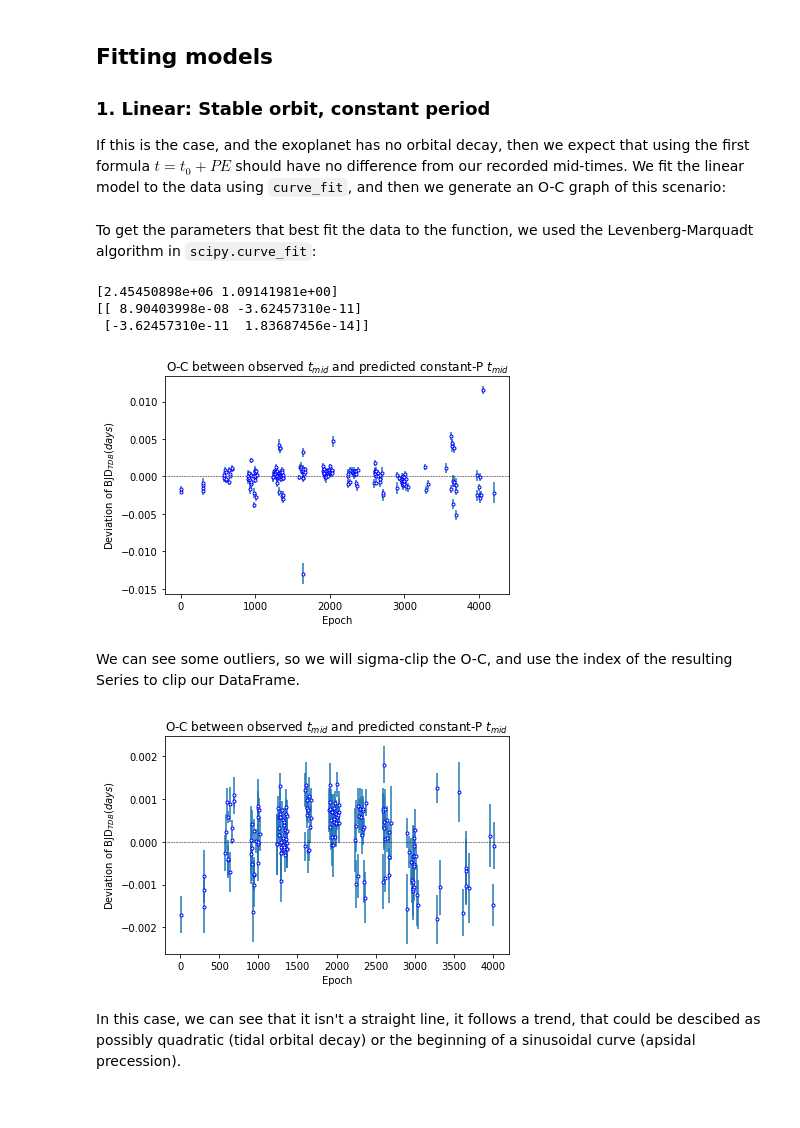
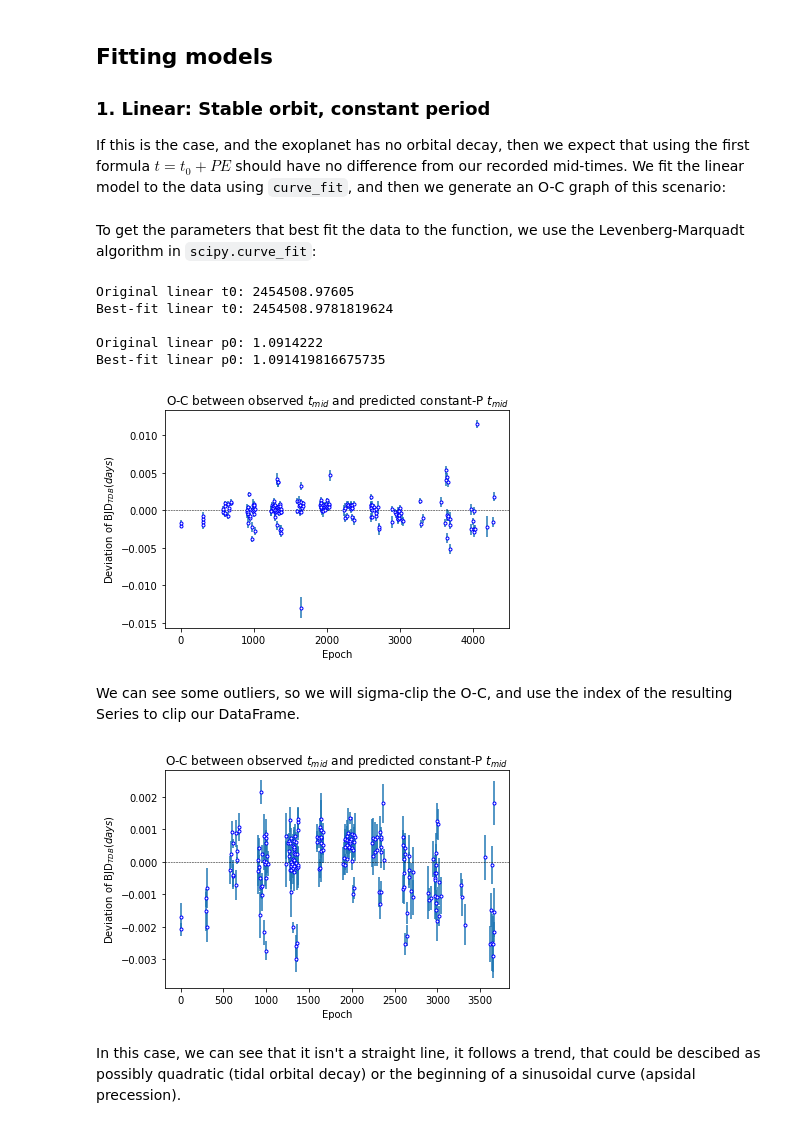
Before and after one commit to ross-dobson/TOTEMS, a Jupyter notebook: TOTEMS.ipynb, the cells around one changed output. Cells and saved outputs as stored; diff of their text form; code cells hidden in the pictures.

```diff
--- a/TOTEMS.ipynb
+++ b/TOTEMS.ipynb
@@ -499,53 +512,60 @@ def linear_curve(E,t0,P):
     '''
     return t0+(P*E)
 # %% [markdown]
-To get the parameters that best fit the data to the function, we used the Levenberg-Marquadt algorithm in `scipy.curve_fit`:
+To get the parameters that best fit the data to the function, we use the Levenberg-Marquadt algorithm in `scipy.curve_fit`:
 # %%
 param_guess = [wasp12_etd_t0, wasp12_etd_p0]
 pars_linear, cov_linear = curve_fit(linear_curve, data.epoch, data.tmid, param_guess, method='lm')
 
 # so this should be the t_0 and P_guess that minimise chi-sq
-t0_linear, P_linear = pars_linear
+t0_linear, p0_linear = pars_linear
 
-print(pars_linear)
-print(cov_linear)
+print("Original linear t0:", param_guess[0])
+print("Best-fit linear t0:", t0_linear)
+
+print("\nOriginal linear p0:", param_guess[1])
+print("Best-fit linear p0:", p0_linear)
 # %% [output]
-[2.45450898e+06 1.09141981e+00]
-[[ 8.90403998e-08 -3.62457310e-11]
- [-3.62457310e-11  1.83687456e-14]]
+Original linear t0: 2454508.97605
+Best-fit linear t0: 2454508.9781819624
+
+Original linear p0: 1.0914222
+Best-fit linear p0: 1.091419816675735
 # %%
 plt.figure()
 
 # Use the formula to generate the expected tmid at each epoch we have observations at
-tmid_const = data['epoch'].apply(lambda E: linear_curve(E, t0_linear, P_linear))
+tmid_linear = data['epoch'].apply(lambda E: linear_curve(E, t0_linear, p0_linear))
 
 # O-C between our observed tmids and these expected tmids
-OC = pd.Series(data=(data['tmid'] - tmid_const))
+OC_linear = pd.Series(data=(data['tmid'] - tmid_linear))
 
-plt.errorbar(data['epoch'], OC, xerr=0, yerr=data['err'], linestyle='None', marker='.', mfc="w", mec="b")
+plt.errorbar(data['epoch'], OC_linear, xerr=0, yerr=data['err'], linestyle='None', marker='.', mfc="w", mec="b")
 plt.axhline(y=0, xmin=0.0, xmax=1.0, color='black', linestyle='dashed', linewidth=0.5)
 plt.ylabel('Deviation of BJD$_{TDB} (days)$')
 plt.xlabel('Epoch')
 plt.title('O-C between observed $t_{mid}$ and predicted constant-P $t_{mid}$')
 plt.show()
 # %% [output]
-[figure, old version]
+[figure, new version]
 # %% [markdown]
 We can see some outliers, so we will sigma-clip the O-C, and use the index of the resulting Series to clip our DataFrame.
 # %%
-# Sigma-clip the OC Series
-OC = OC[((OC-OC.mean()).abs() <= 1*(OC.std()))]
+# 3 Sigma-clip the OC Series
+OC_linear_clipped, low, upp = sigmaclip(OC_linear, low=3.0, high=3.0)
+
+OC_linear_clipped = pd.Series(data=OC_linear_clipped)
 
 # Apply the index to the main DataFrame
-data = data.loc[OC.index]
+data_linear = data.loc[OC_linear_clipped.index]
 
-plt.errorbar(data['epoch'], OC, xerr=0, yerr=data['err'], linestyle='None', marker='.', mfc="w", mec="b")
+plt.errorbar(data_linear['epoch'], OC_linear_clipped, xerr=0, yerr=data_linear['err'], linestyle='None', marker='.', mfc="w", mec="b")
 plt.axhline(y=0, xmin=0.0, xmax=1.0, color='black', linestyle='dashed', linewidth=0.5)
 plt.ylabel('Deviation of BJD$_{TDB} (days)$')
 plt.xlabel('Epoch')
 plt.title('O-C between observed $t_{mid}$ and predicted constant-P $t_{mid}$')
 plt.show()
 # %% [output]
-[figure, old version]
+[figure, new version]
 # %% [markdown]
 In this case, we can see that it isn't a straight line, it follows a trend, that could be descibed as possibly quadratic (tidal orbital decay) or the beginning of a sinusoidal curve (apsidal precession).
```
Also changed, not shown: parts of 24 cells of this notebook.
